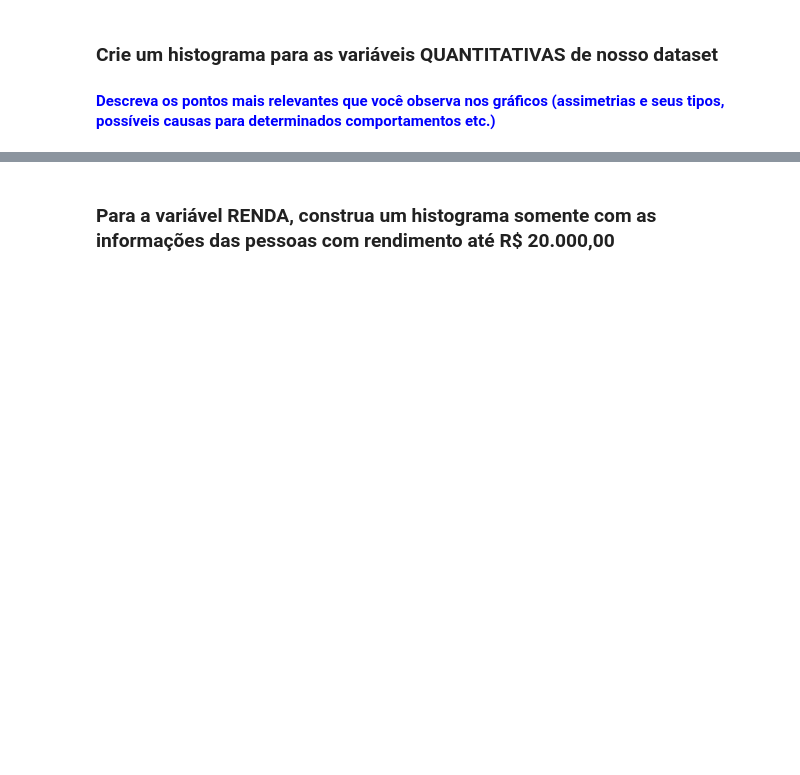
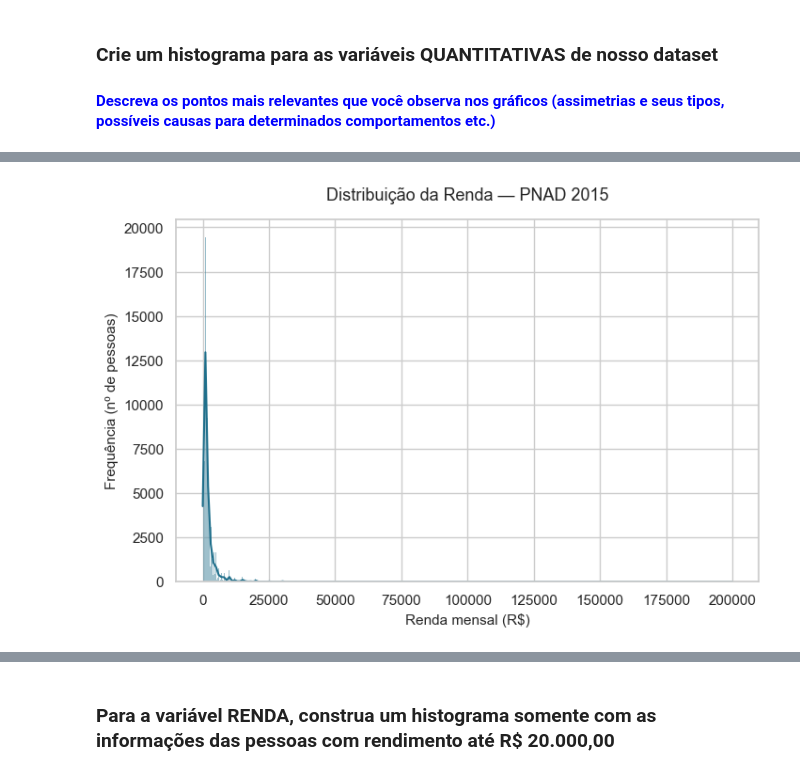
Before and after one commit to RickelmeDSC/analise-descritiva-pnad-2015, a Jupyter notebook: notebooks/analise_descritiva.ipynb, the cells around one changed output, grey strips where cells are left out. Drawn from its saved outputs; the diff is of its cells as text; code cells hidden in the pictures; blank space fills up the shorter version.

```diff
--- a/notebooks/analise_descritiva.ipynb
+++ b/notebooks/analise_descritiva.ipynb
@@ -308,0 +377,16 @@ Escreva suas conclusões aqui...
+# %%
+# Histograma da RENDA (todos os valores)
+# Atenção: por causa das rendas altíssimas (até R$ 200.000), quase todas as
+# pessoas ficam espremidas numa única barra à esquerda. Esse achatamento
+# é o próprio retrato da assimetria — será corrigido com um recorte na próxima seção.
+plt.figure(figsize = (8, 5))
+
+ax = sns.histplot(data = dados, x = 'Renda', kde = True, color = '#1f6f8b')
+
+ax.set_title('Distribuição da Renda — PNAD 2015', fontsize = 13, pad = 15)
+ax.set_xlabel('Renda mensal (R$)', fontsize = 11)
+ax.set_ylabel('Frequência (nº de pessoas)', fontsize = 11)
+
+plt.show()
+# %% [output]
+[figure, added]
```
Also changed, not shown: parts of 34 cells of this notebook.
